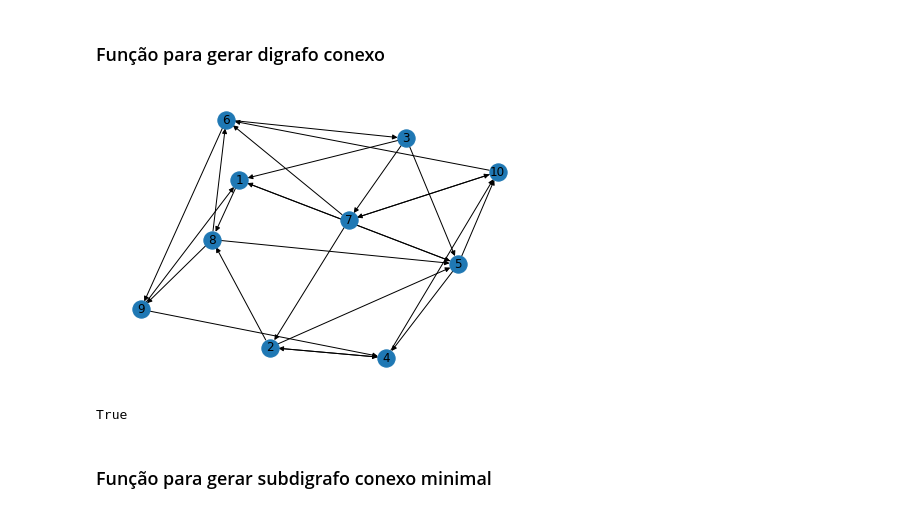
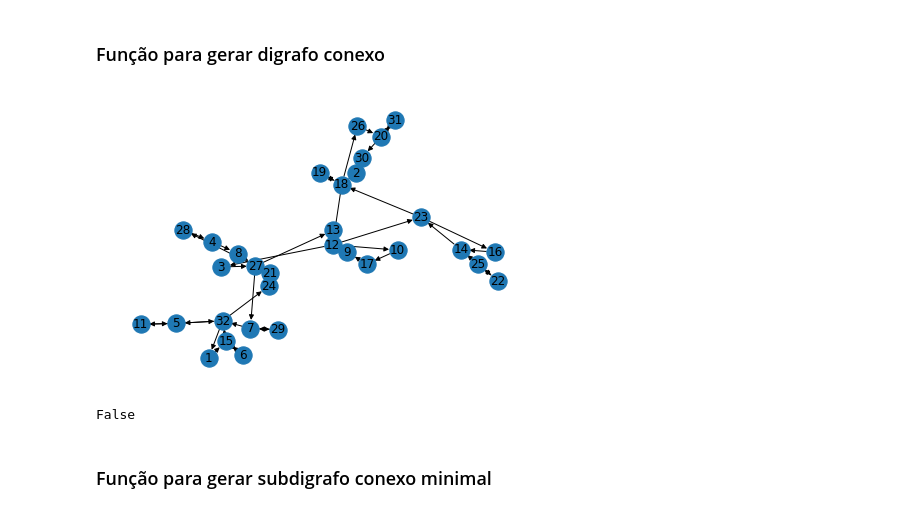
Before and after one commit to zoisper/LC-Projeto, a Jupyter notebook: 2/Traffic.ipynb, the cells around one changed output. Drawn from its saved outputs; the diff is of its cells as text; code cells hidden in the pictures.

```diff
--- a/2/Traffic.ipynb
+++ b/2/Traffic.ipynb
@@ -30,15 +30,55 @@ def graph_generator(N):
         for i in range(num_adj):
             G.add_edge(n, candidates[i])
     return G
+# %%
+def graph_generator():
+    G = nx.DiGraph()
+
+    nodes = [v for v in range(1,33)]
+    choosen = []
+    G.add_nodes_from(nodes)
+    random.shuffle(nodes)
+
+    s = random.choice(nodes)
+    nodes.remove(s)
+    choosen.append(s)
+    d = random.choice(nodes)
+    nodes.remove(d)
+    choosen.append(d)
+
+    G.add_edge(s,d)
+    G.add_edge(d,s)
+
+    while nodes:
+        to_add = random.choice(nodes)
+        nodes.remove(to_add)
+        s = random.choice(choosen)
+        d = random.choice(choosen)
+        if G.out_degree(s) == 3 or random.choice([0,1]):
+            d = random.choice(list(G.successors(s)))
+            G.remove_edge(s,d)
+            G.add_edge(s,to_add)
+            G.add_edge(to_add,d)
+        else:
+            G.add_edge(s,to_add)
+            G.add_edge(to_add,s)
+        choosen.append(to_add)
+
+
+
+
+
+
+    return G
 # %%
-G = graph_generator(10)
+G = graph_generator()
 nx.draw(G, with_labels = True)
 # %% [output]
-[figure, old version]
+[figure, new version]
 # %%
 nx.is_strongly_connected(G)
 # %% [output]
-True
+False
 # %% [markdown]
 ### Função para gerar subdigrafo conexo minimal
 # %%
```
